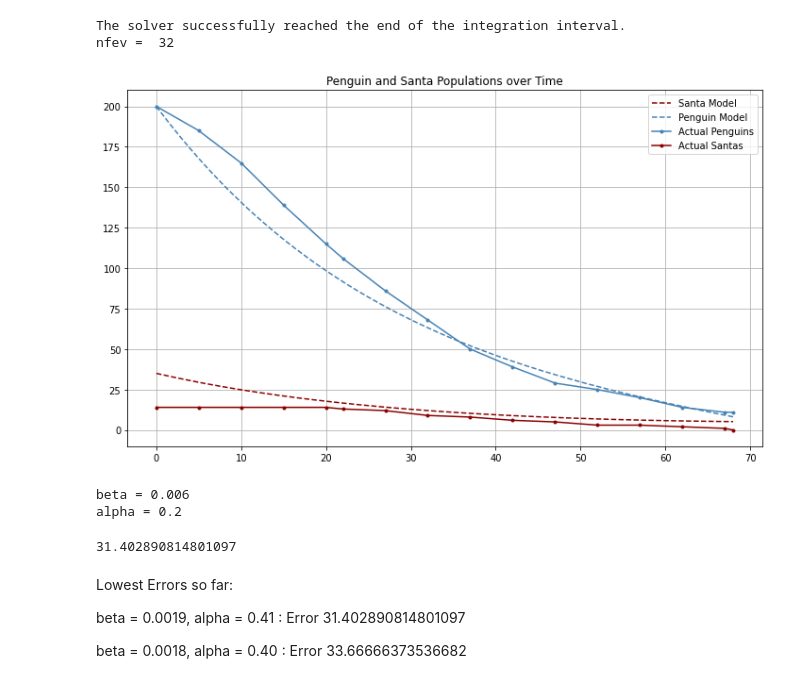
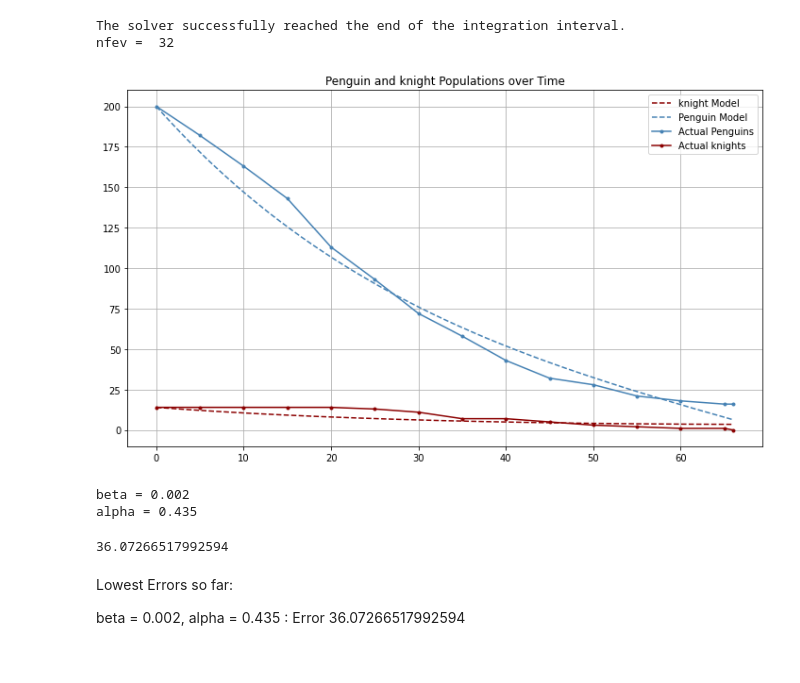
Before and after one commit to Kathryn-Hise/2kChickensV1Knight, a Jupyter notebook: Penguin_vs_Knights.ipynb, the cells around one changed output. Cells and saved outputs as stored; diff of their text form; code cells hidden in the pictures.

```diff
--- a/Penguin_vs_Knights.ipynb
+++ b/Penguin_vs_Knights.ipynb
@@ -6,82 +6,79 @@ import matplotlib.pyplot as plt
 from scipy.integrate import solve_ivp
 from numpy.core.numeric import zeros_like
 # %%
-santa0 = 35
+knight0 = 14
 peng0 = 200
-santaFinal = 0
-pengFinal = 11
-timeend = 90-22 #seconds
+knightFinal = 0
+pengFinal = 16
+timeend = 78-12 #seconds
 # %%
-#p1 = santa, p2 = pengbattletime = timeend
+#p1 = knight, p2 = pengbattletime = timeend
 penglosses = peng0 - pengFinal
-santalosses = santa0 - santaFinal
-beta = 0.006 #santa loss per peng
-alpha = 0.2 #peng loss per santa
+knightlosses = knight0 - knightFinal
+beta = 0.002 #knight loss per peng
+alpha =  0.435#0.435 #peng loss per knight
 
 def f(t,yvec):
-  santapop = yvec[0]  # santaica
+  knightpop = yvec[0]  # knightica
   pengpop = yvec[1] #pengan
-  return [-beta*pengpop, -alpha*santapop]
+  return [-beta*pengpop, -alpha*knightpop]
 
-def santaloss(t,yvec):
+def knightloss(t,yvec):
   return yvec[0]
 
 def pengloss(t,yvec):
   return yvec[1]
 
 TMAX = timeend
-y0 = [santa0, peng0]
+y0 = [knight0, peng0]
 t = np.linspace(0, TMAX, num=211)
-ivp = solve_ivp(f, [0,TMAX],y0, t_eval=t,events=(santaloss,pengloss))
+ivp = solve_ivp(f, [0,TMAX],y0, t_eval=t,events=(knightloss,pengloss))
 print(ivp.message)
 print('nfev = ',ivp.nfev)
 #t = ivp.t
-santa = ivp.y[0]
+knight = ivp.y[0]
 peng = ivp.y[1]
 
 #actual
-pdata = np.array([200,185,165,139,115,106,86,68,50,39,29,25,20,14,11,11])
-sdata = np.array([14,14,14,14,14,13,12,9,8,6,5,3,3,2,1,0])
-tdata = np.array([22,27,32,37,42,44,49,54,59,64,69,74,79,84,89,90])
+pdata = np.array([200,182,163,143,113,93,72,58,43,32,28,21,18,16,16])
+kdata = np.array([14,14,14,14,14,13,11,7,7,5,3,2,1,1,0])
+tdata = np.array([12,17,22,27,32,37,42,47,52,57,62,67,72,77,78])
 LENloop = len(tdata)
 for i in range(LENloop):
-  tdata[i] -= 22
+  tdata[i] -= 12
 
 plt.figure(figsize=(10,6))
-plt.plot(t, santa,'--',color='darkred',label='Santa Model')
-plt.title('Penguin and Santa Populations over Time')
+plt.plot(t, knight,'--',color='darkred',label='knight Model')
+plt.title('Penguin and knight Populations over Time')
 plt.plot(t, peng,'r--',color='steelblue',label='Penguin Model')
 plt.plot(tdata,pdata,'.-',color='steelblue',label="Actual Penguins")
-plt.plot(tdata,sdata,'.-',color='darkred',label='Actual Santas')
+plt.plot(tdata,kdata,'.-',color='darkred',label='Actual knights')
 plt.legend()
 plt.grid()
 plt.tight_layout()
 plt.show()
 print(f'beta = {beta}')
 print(f'alpha = {alpha}')
 # %% [output]
 The solver successfully reached the end of the integration interval.
 nfev =  32
-[figure, old version]
+[figure, new version]
-beta = 0.006
-alpha = 0.2
+beta = 0.002
+alpha = 0.435
 # %%
 #Error Finding
 error = 0
-error += abs(santa[210] - sdata[15])
-error += abs(peng[210] - pdata[15])
-error += abs(santa[140] - sdata[10])
+error += abs(knight[196] - kdata[14])
+error += abs(peng[196] - pdata[14])
+error += abs(knight[140] - kdata[10])
 error += abs(peng[140] - pdata[10])
-error += abs(santa[70] - sdata[5])
+error += abs(knight[70] - kdata[5])
 error += abs(peng[70] - pdata[5] )
 print(error)
 # %% [output]
-31.402890814801097
+36.07266517992594
 # %% [markdown]
 Lowest Errors so far:
 
-beta = 0.0019,
-alpha = 0.41 : Error 31.402890814801097
-
-beta = 0.0018,
-alpha = 0.40 : Error 33.66666373536682
+beta = 0.002,
+alpha = 0.435 : Error 36.07266517992594
```
